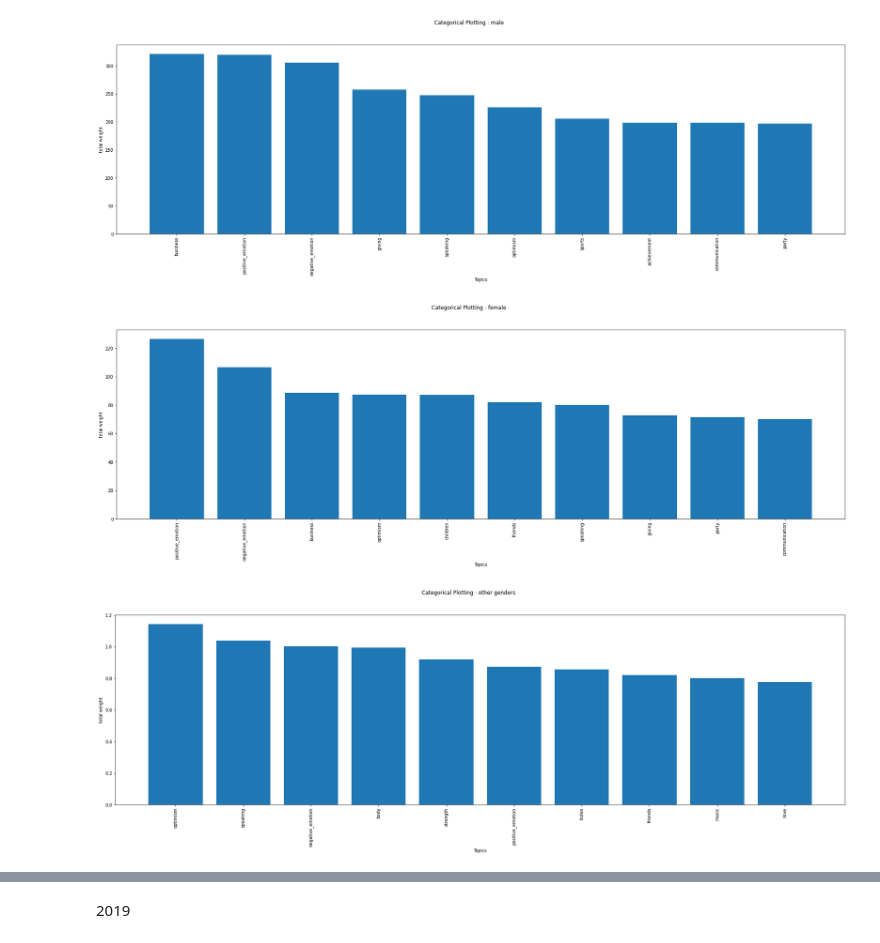
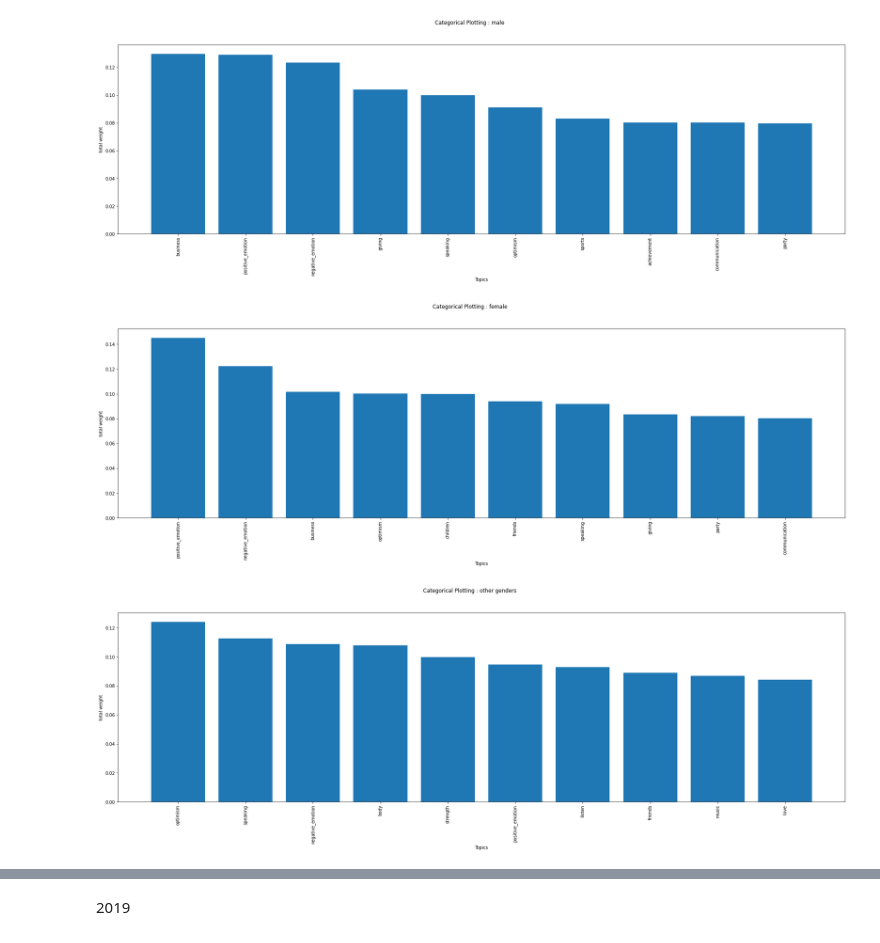
Before and after one commit to epfl-ada/ada-2021-project-palomamo, a Jupyter notebook: gender_topics.ipynb, the cells around one changed output, grey strips where cells are left out. Cells and saved outputs as stored; diff of their text form; code cells hidden in the pictures.

```diff
--- a/gender_topics.ipynb
+++ b/gender_topics.ipynb
@@ -220,7 +221,7 @@ gender_topic.head()
 We will perform a first analysis of results on the 2020 dataset.
 # %%
 # Retrieve gender's topics dataframe from 2020
-topics_2020_df = pd.read_pickle('Data with topics/QUOTES_TOPICS_2020.pkl')
+topics_2020_df = pd.read_pickle(QUOTES_TOPICS_2020_PATH)
 # %%
 # Create one topic dictionary per gender
 dict_topics_males_2020 = topics_2020_df[topics_2020_df['gender'] == 'male'].topics.values[0]
@@ -232,10 +233,18 @@ def standardize(dict_topics_gender):
   std = np.std(list(dict_topics_gender.values()))
   new_dict = {key: (value - mean)/std for key, value in dict_topics_gender.items()}
   return new_dict
+# %%
+def normalize(dict_topics):
+  sum_v = sum(dict_topics.values())
+  new_dict = {k: v/sum_v for k, v in dict_topics.items() }
+  return new_dict
 # %%
-# Get n most cited topics
-def get_n_most_cited(dict_topics_gender, n):
-  return dict(Counter(dict_topics_gender).most_common(n))
+# Get n most cited topics with normalize values or not
+def get_n_most_cited(dict_topics_gender, n, normalized=False):
+  new_dict = dict(Counter(dict_topics_gender).most_common(n))
+  if normalized:
+    new_dict = normalize(new_dict)
+  return new_dict
 # %%
 def categorical_plot(dict_topics_gender, gender):
   names = list(dict_topics_gender.keys())
@@ -254,15 +263,15 @@ categorical_plot(n_most_males_2020, 'male')
 # %% [output]
 [figure]
 # %%
-n_most_females_2020 = get_n_most_cited(dict_topics_females_2020, 10)
+n_most_females_2020 = get_n_most_cited(dict_topics_females_2020, 10, True)
 categorical_plot(n_most_females_2020, 'female')
 # %% [output]
-[figure, old version]
+[figure, new version]
 # %%
-n_most_others_2020 = get_n_most_cited(dict_topics_others_2020, 10)
+n_most_others_2020 = get_n_most_cited(dict_topics_others_2020, 10, True)
 categorical_plot(n_most_others_2020, 'other genders')
 # %% [output]
-[figure, old version]
+[figure, new version]
 # %%
 n_most_2020 = [n_most_males_2020, n_most_females_2020, n_most_others_2020]
 genders = ['Male', 'Female', 'Other genders']
```
Also changed, not shown: parts of 22 cells of this notebook.
